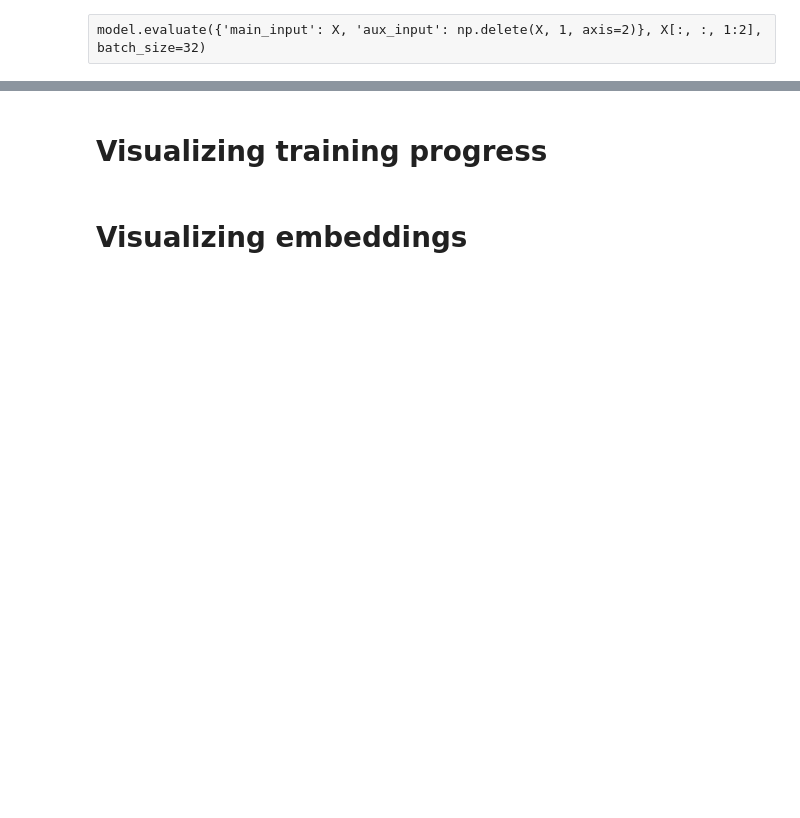
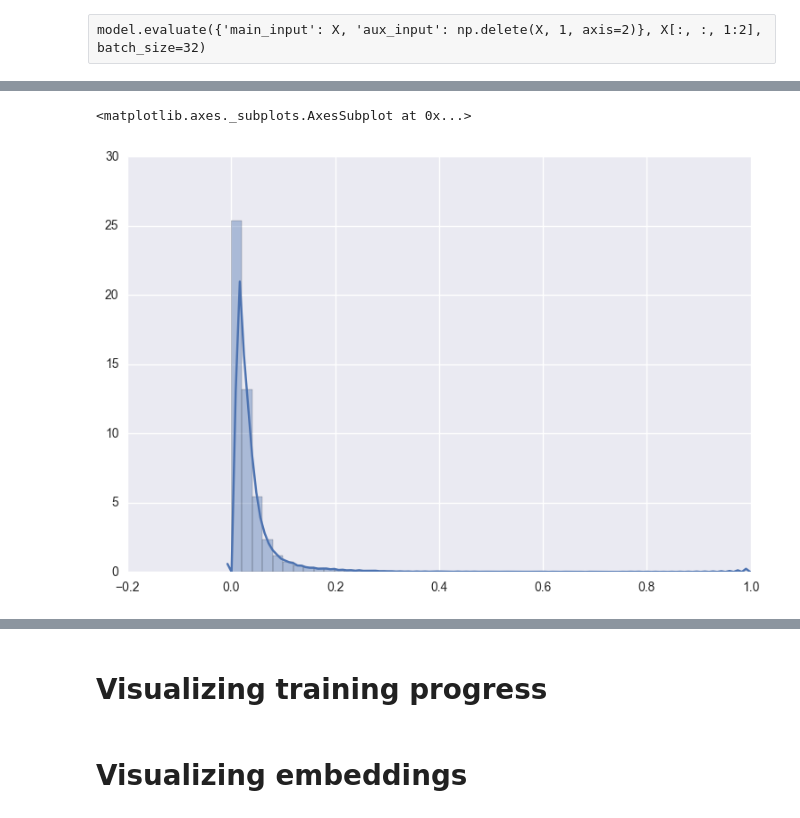
Before and after one commit to bnaul/timeflow, a Jupyter notebook: autoencoder.ipynb, the cells around one changed output, grey strips where cells are left out. Cells and saved outputs as stored; diff of their text form; code cells hidden in the pictures; blank space fills up the shorter version.

```diff
--- a/autoencoder.ipynb
+++ b/autoencoder.ipynb
@@ -76,0 +76,13 @@ i = -1
+# %%
+%%time
+from gatspy.periodic import LombScargleFast
+
+best_scores = np.zeros(len(X))
+for i in range(len(X)):
+    t = X[i, :, 0]
+    m = X[i, :, 1]
+    opt_args = {'period_range': (0.05 * (t.max() - t.min()), 0.95 * (t.max() - t.min())), 'quiet': True}
+    model_gat = LombScargleFast(fit_period=True, optimizer_kwds=opt_args,
+                                silence_warnings=True)
+    model_gat.fit(t, m)
+    best_scores[i] = model_gat.score(model_gat.best_period).item()
@@ -76,0 +92,5 @@ i = -1
+# %%
+sns.distplot(best_scores[~np.isnan(best_scores)])
+# %% [output]
+<matplotlib.axes._subplots.AxesSubplot at 0x...>
+[figure, added]
```
Also changed, not shown: parts of 8 cells of this notebook, 3 other files.
